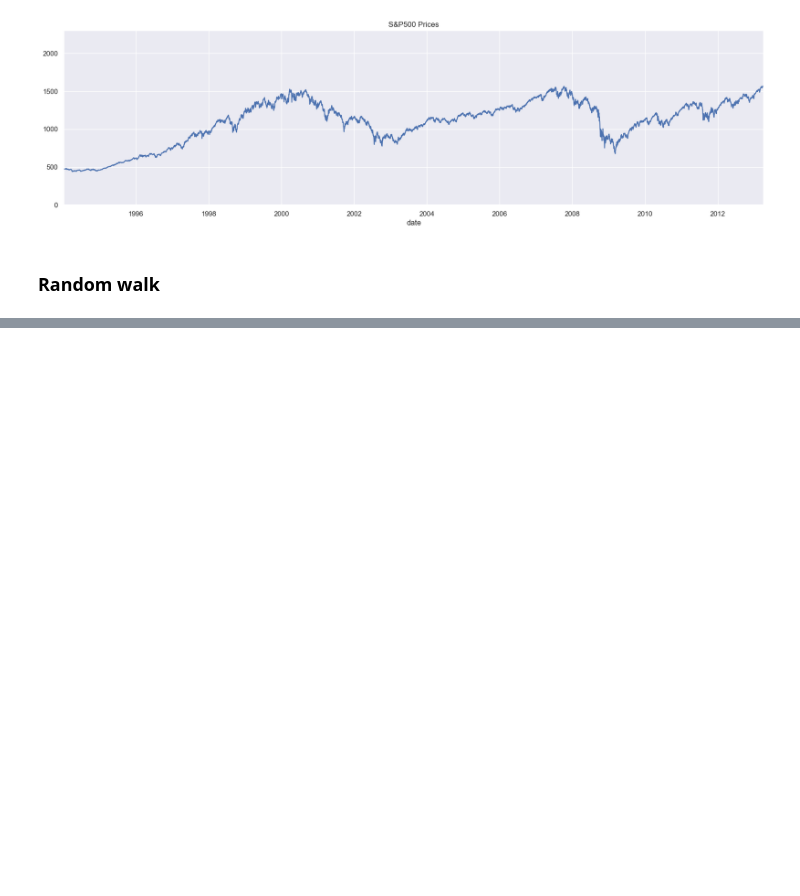
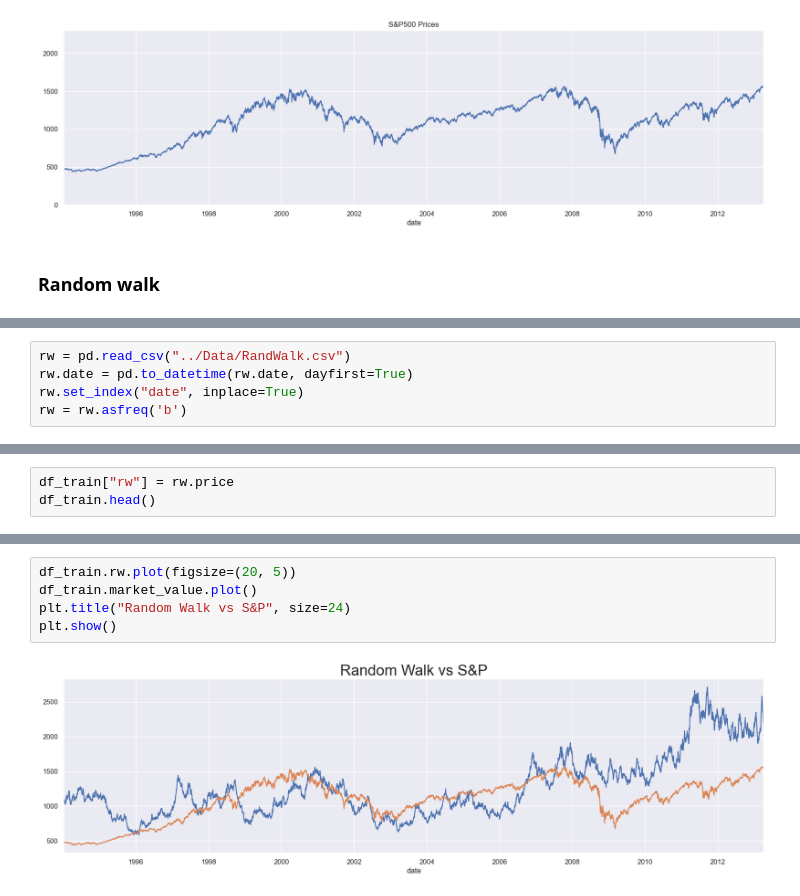
Before and after one commit to Hermann002/Time_series, a Jupyter notebook: notebooks/create_time_series_object.ipynb, the cells around one changed output, grey strips where cells are left out. Cells and saved outputs as stored; diff of their text form; blank space fills up the shorter version.

Commit message:
random walk

```diff
--- a/notebooks/create_time_series_object.ipynb
+++ b/notebooks/create_time_series_object.ipynb
@@ -173,0 +176,5 @@ plt.show()
+# %%
+rw = pd.read_csv("../Data/RandWalk.csv")
+rw.date = pd.to_datetime(rw.date, dayfirst=True)
+rw.set_index("date", inplace=True)
+rw = rw.asfreq('b')
@@ -173,0 +193,3 @@ plt.show()
+# %%
+df_train["rw"] = rw.price
+df_train.head()
@@ -173,0 +209,7 @@ plt.show()
+# %%
+df_train.rw.plot(figsize=(20, 5))
+df_train.market_value.plot()
+plt.title("Random Walk vs S&P", size=24)
+plt.show()
+# %% [output]
+[figure, added]
```
Also changed, not shown: parts of 6 cells of this notebook.
